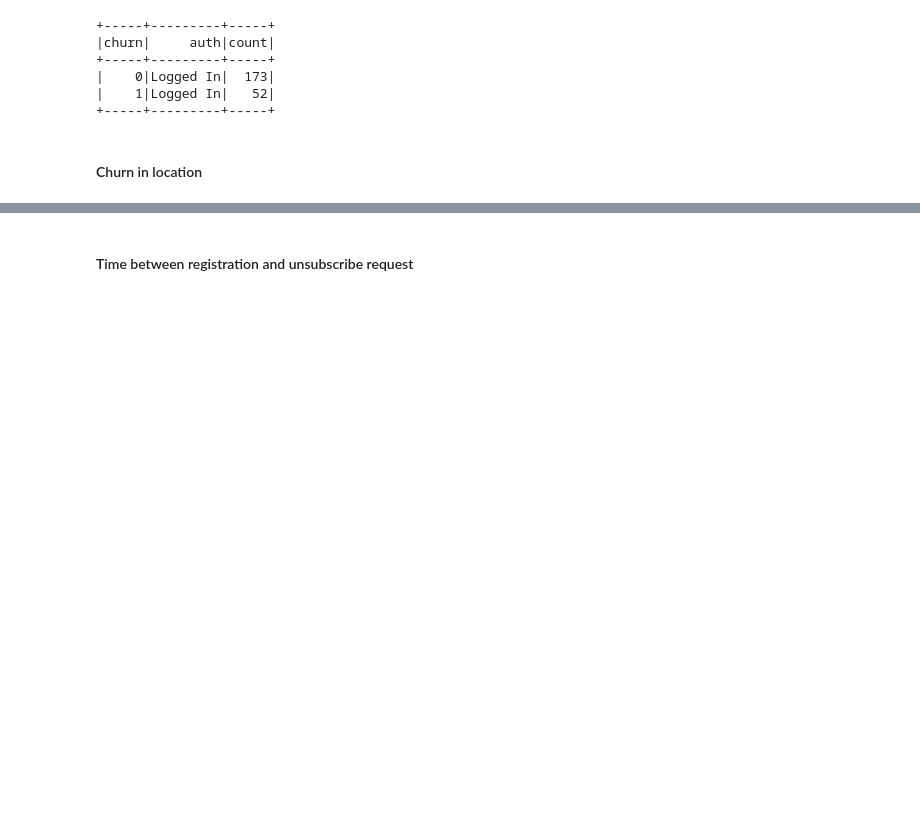
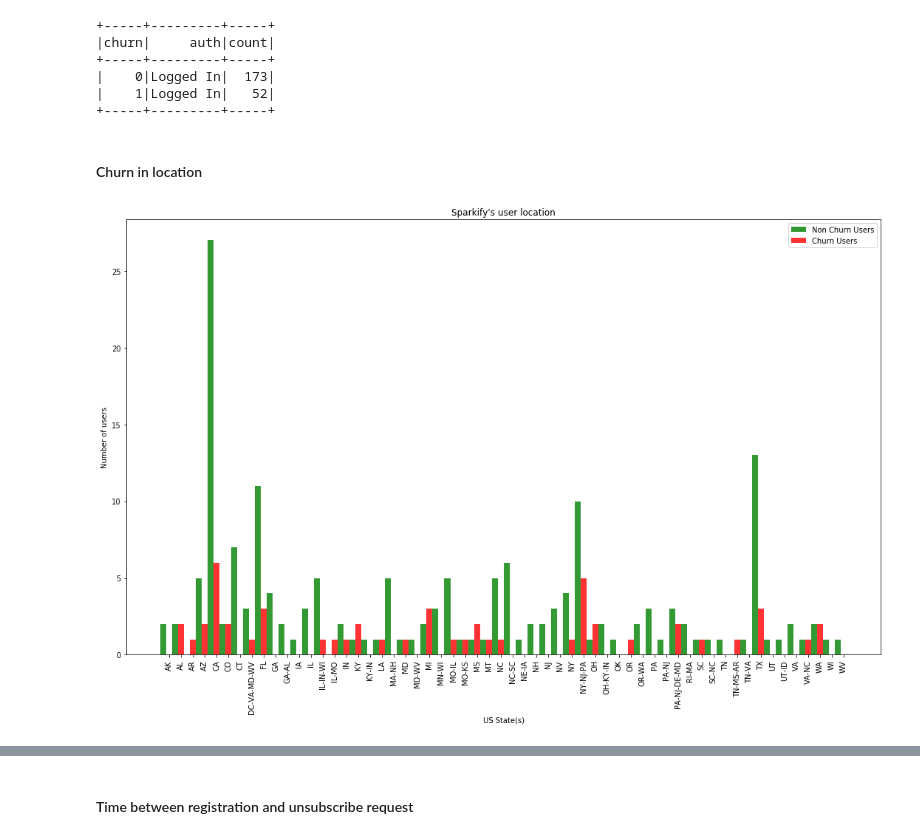
Before and after one commit to lethiess/Sparkify, a Jupyter notebook: Sparkify.ipynb, the cells around one changed output, grey strips where cells are left out. Cells and saved outputs as stored; diff of their text form; code cells hidden in the pictures; blank space fills up the shorter version.

Commit message:
Finished Data exploration
There are still some paremeters for a more
detailed analysis in the future:
* browser
* operating system
* ...

```diff
--- a/Sparkify.ipynb
+++ b/Sparkify.ipynb
@@ -583,3 +586,31 @@ df_churn.dropDuplicates(["userId"]).groupby(["churn", "auth"]).count().sort("chu
 pd_states_churn = df_churn.withColumn("state", split_location(df_clean.location))\
                           .dropDuplicates(["userId"]).groupby(["churn", "state"])\
                           .count().sort("churn").toPandas()
+# %%
+# unstack grouped variables for plotting the data
+pd_states_plot = pd_states_churn.groupby(["state", "churn"]).sum().unstack().fillna(0)
+# %%
+# create plot
+
+# get required data
+n_groups = pd_states_plot.shape[0]
+user_state_churn = pd_states_plot["count"][1]
+user_state = pd_states_plot["count"][0]
+index_labels = pd_states_plot.index
+
+# create plot
+fig, ax = plt.subplots(figsize=[15,10])
+index = np.arange(n_groups)
+bar_width = 0.5
+opacity = 0.8
+plt.bar(index, user_state, bar_width, alpha=opacity, color="green", label="Non Churn Users")
+plt.bar(index + bar_width, user_state_churn, bar_width, alpha=opacity, color="red", label="Churn Users")
+plt.xlabel("US State(s)")
+plt.ylabel("Number of users")
+plt.title("Sparkify's user location")
+plt.xticks(index + bar_width, index_labels, rotation=90)
+plt.legend()
+plt.tight_layout()
+plt.show()
+# %% [output]
+[figure, added]
```
Also changed, not shown: parts of 10 cells of this notebook.
